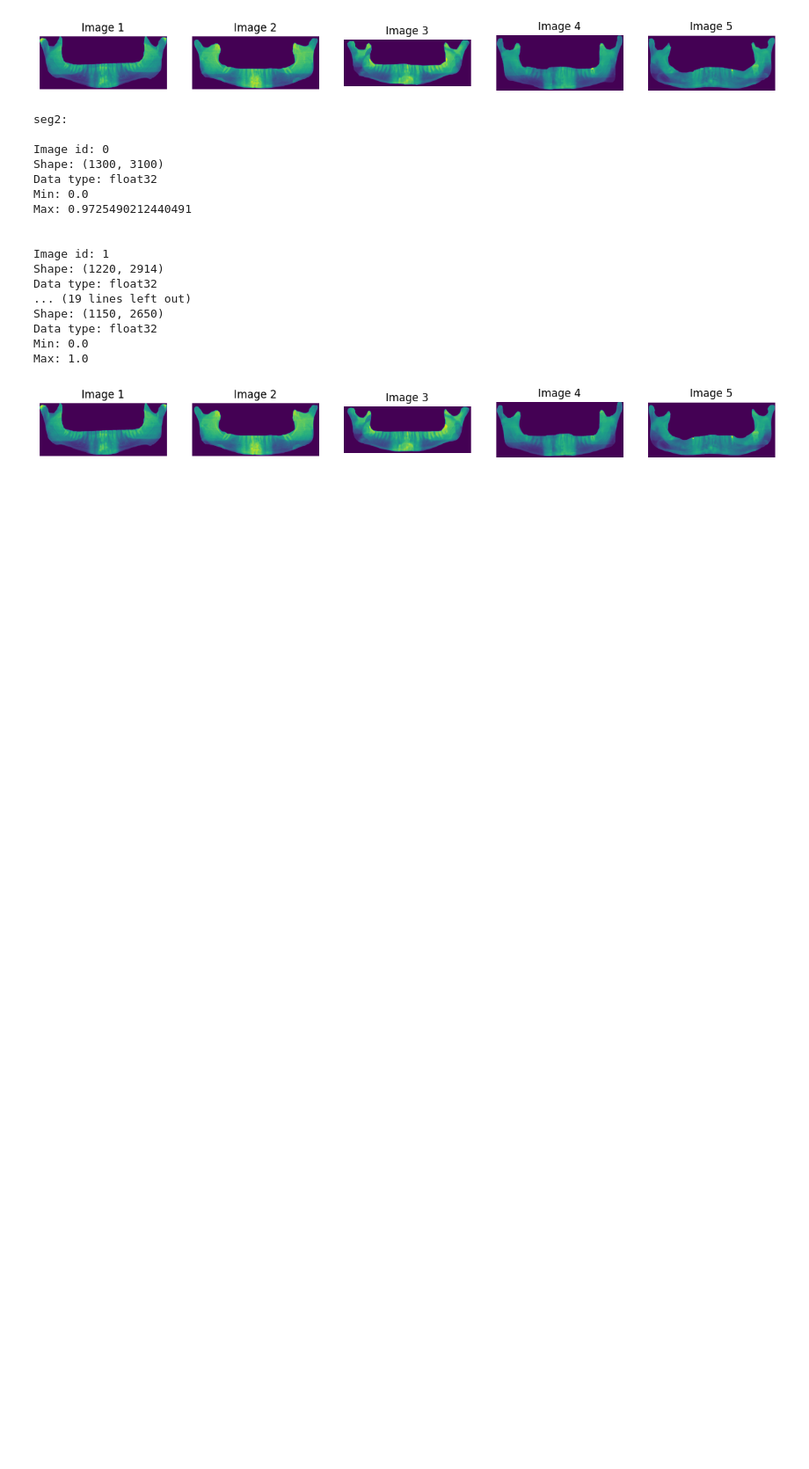
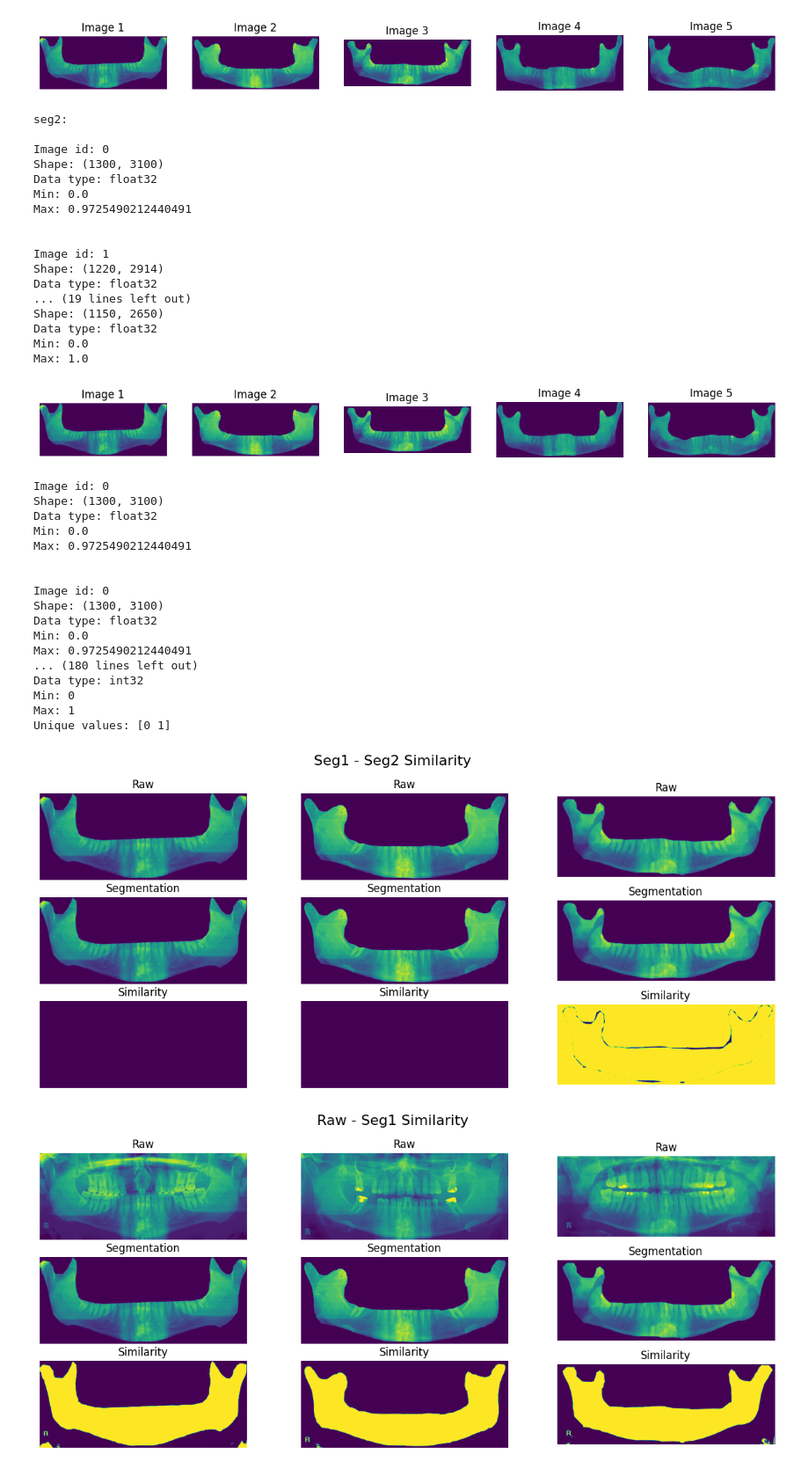
Before and after one commit to JurjiuDarius/Licenta, a Jupyter notebook: app/imaging/data_exploration.ipynb, the cells around one changed output. Shown at 88% size. Drawn from its saved outputs; the diff is of its cells as text; code cells hidden in the pictures; blank space fills up the shorter version.

Commit message:
Further data exploration

```diff
--- a/app/imaging/data_exploration.ipynb
+++ b/app/imaging/data_exploration.ipynb
@@ -115,3 +94,59 @@ Data type: float32
 Min: 0.0
 Max: 1.0
 [figure]
+# %%
+
+N = 3
+skip = 0
+raw_files = os.listdir(IMAGE_DIR)[skip:skip+N]
+seg1_files = os.listdir(SEG1_DIR)[skip:skip+N]
+seg2_files = os.listdir(SEG2_DIR)[skip:skip+N]
+
+
+def show_similarity(raw_files, seg_files, location1, location2, title):
+    fig, axes = plt.subplots(3, N, figsize=(15, 6))
+
+    for i, (raw_file, segmentation_file) in enumerate(zip(raw_files, seg_files)):
+        raw_path = os.path.join(location1, raw_file)
+        segmentation_path = os.path.join(location2, segmentation_file)
+        raw_image = plt.imread(raw_path)
+        segmenation_image = plt.imread(segmentation_path)
+        simmilarity_image = (raw_image == segmenation_image).astype(int)
+        image_info(i, raw_image)
+        image_info(i, segmenation_image)
+        image_info(i, simmilarity_image, show_unique=True)
+
+        fig.suptitle(title, fontsize=16)
+        axes[0, i].imshow(raw_image)
+        axes[0, i].axis('off')
+        axes[0, i].set_title(f"Raw")
+        axes[1, i].imshow(segmenation_image)
+        axes[1, i].axis('off')
+        axes[1, i].set_title(f"Segmentation")
+        axes[2, i].imshow(simmilarity_image)
+        axes[2, i].axis('off')
+        axes[2, i].set_title(f"Similarity")
+
+show_similarity(seg1_files, seg2_files, SEG1_DIR, SEG2_DIR, "Seg1 - Seg2 Similarity")
+show_similarity(raw_files, seg1_files, IMAGE_DIR, SEG1_DIR, "Raw - Seg1 Similarity")
+show_similarity(raw_files, seg2_files, IMAGE_DIR, SEG2_DIR, "Raw - Seg2 Similarity")
+# %% [output]
+Image id: 0
+Shape: (1300, 3100)
+Data type: float32
+Min: 0.0
+Max: 0.9725490212440491
+
+
+Image id: 0
+Shape: (1300, 3100)
+Data type: float32
+Min: 0.0
+Max: 0.9725490212440491
+... (180 lines left out)
+Data type: int32
+Min: 0
+Max: 1
+Unique values: [0 1]
+[figure, added]
+[figure, added]
```
Also changed, not shown: parts of 6 cells of this notebook.
